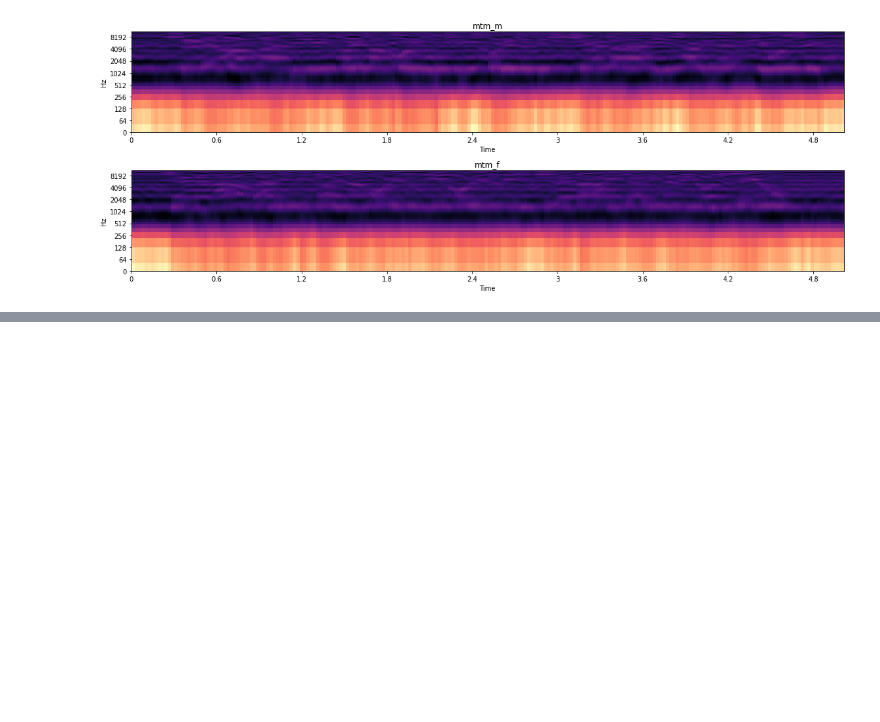
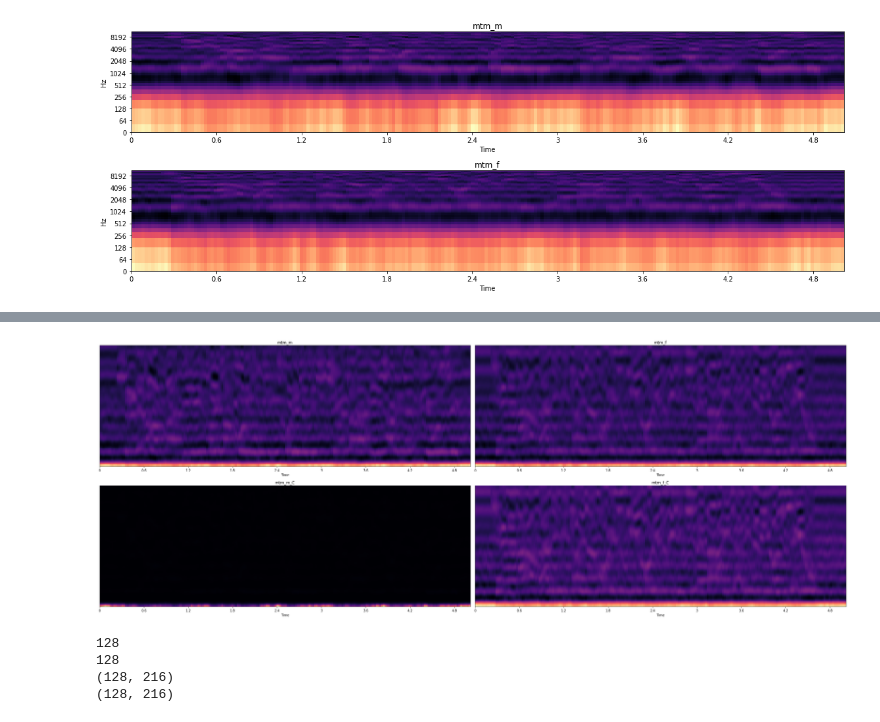
Before and after one commit to zashin-AI/juhyeong, a Jupyter notebook: paramter_mfcc_to_mel(inverse).ipynb, the cells around one changed output, grey strips where cells are left out. Cells and saved outputs as stored; diff of their text form; code cells hidden in the pictures; blank space fills up the shorter version.

```diff
--- a/paramter_mfcc_to_mel(inverse).ipynb
+++ b/paramter_mfcc_to_mel(inverse).ipynb
@@ -158,3 +158,66 @@ plt.show()
 # sf.write(
 #     'c:/nmb/nmb_data/S_m.wav', S_m, sr_m
 # )
+# %%
+# mfcc_to_mel
+
+mtm_m_C = librosa.feature.inverse.mfcc_to_mel(
+    mfcc_m_norm,
+    n_mels = 128,
+    dct_type = 2,
+    norm = None,
+    ref = 1.0,
+    lifter = 0
+)
+
+mtm_f_C = librosa.feature.inverse.mfcc_to_mel(
+    mfcc_f_norm,
+    n_mels = 128,
+    dct_type = 2,
+    norm = 'forward',
+    ref = 1.0,
+    lifter = 0
+)
+# %%
+# visualization
+
+fig = plt.figure(figsize = (32, 12))
+ax1 = fig.add_subplot(2, 2, 1)
+ax2 = fig.add_subplot(2, 2, 2)
+ax3 = fig.add_subplot(2, 2, 3)
+ax4 = fig.add_subplot(2, 2, 4)
+
+librosa.display.specshow(
+    mtm_m, sr = sr_m, ax = ax1, x_axis = 'time'
+)
+ax1.set(title = 'mtm_m')
+
+librosa.display.specshow(
+    mtm_f, sr = sr_f, ax = ax2, x_axis = 'time'
+)
+ax2.set(title = 'mtm_f')
+
+librosa.display.specshow(
+    mtm_m_C, sr = sr_m, ax = ax3, x_axis = 'time'
+)
+ax3.set(title = 'mtm_m_C')
+
+librosa.display.specshow(
+    mtm_f_C, sr = sr_f, ax = ax4, x_axis = 'time'
+)
+ax4.set(title = 'mtm_f_C')
+
+fig.tight_layout()
+plt.show()
+# %% [output]
+[figure, added]
+# %%
+print(len(mtm_m))
+print(len(mtm_m_C))
+print(mtm_m.shape)
+print(mtm_m_C.shape)
+# %% [output]
+128
+128
+(128, 216)
+(128, 216)
```
Also changed, not shown: parts of 3 cells of this notebook, 2 other files.
